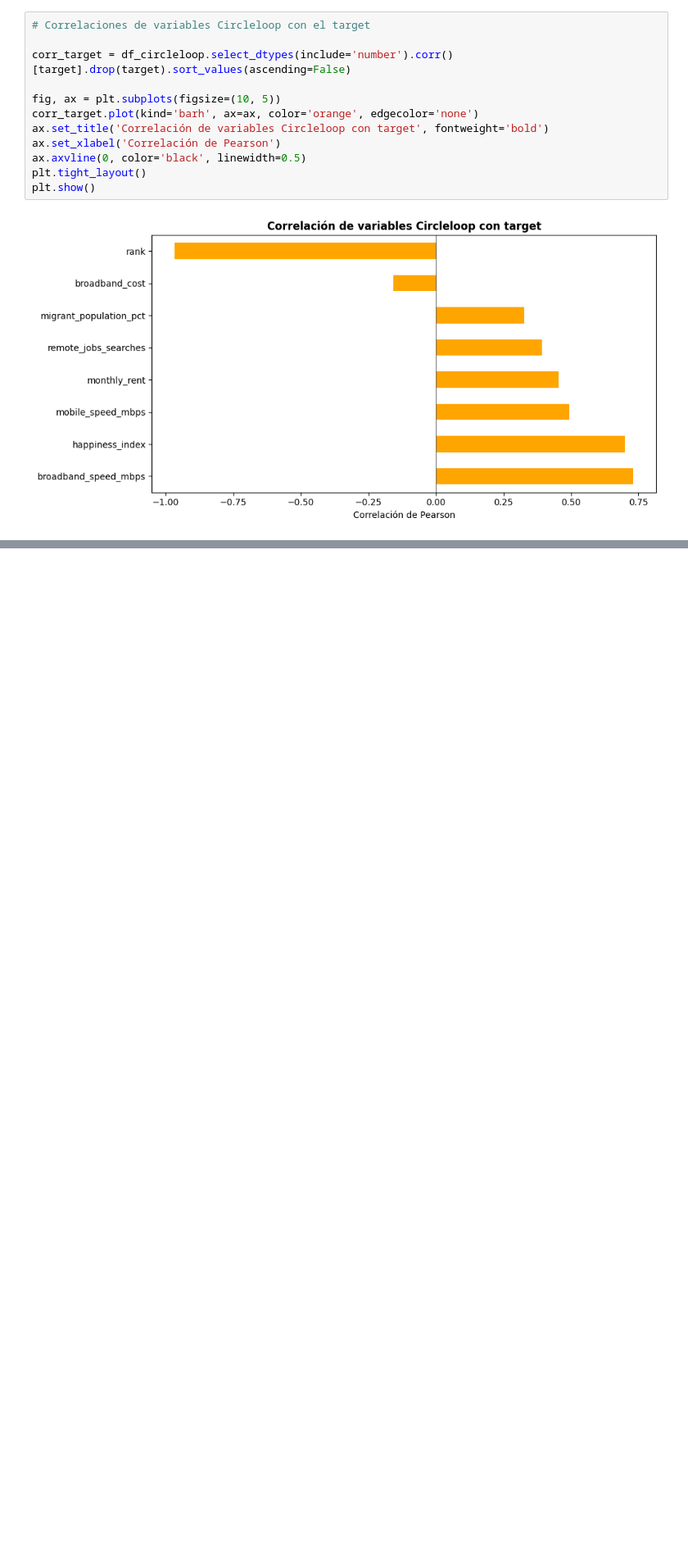
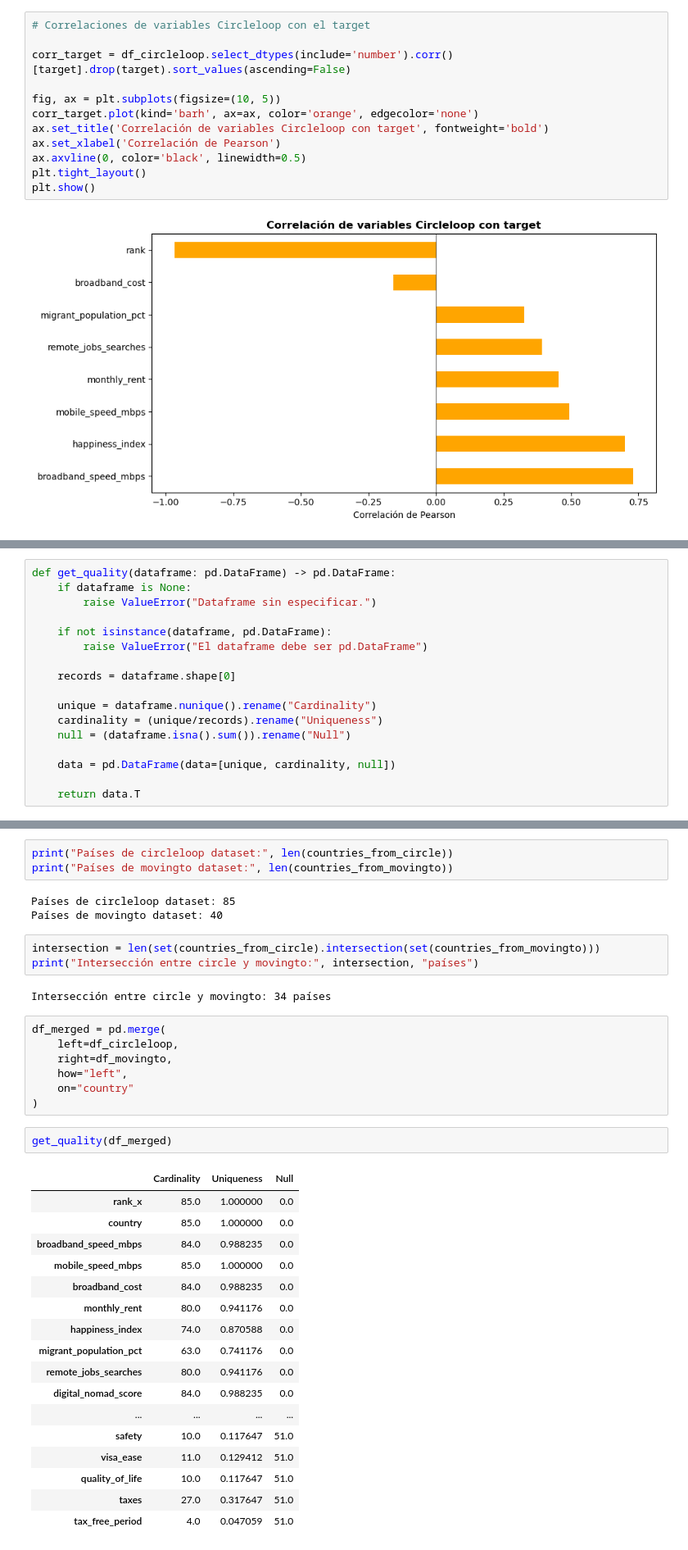
Before and after one commit to danielaaguirrej55-source/Proyecto-ML---Machine-Learning, a Jupyter notebook: src/notebooks/main_juanfcia_models.ipynb, the cells around one changed output, grey strips where cells are left out. Shown at 82% size. Drawn from its saved outputs; the diff is of its cells as text; blank space fills up the shorter version.

```diff
--- a/src/notebooks/main_juanfcia_models.ipynb
+++ b/src/notebooks/main_juanfcia_models.ipynb
@@ -536,0 +541,17 @@ plt.show()
+# %%
+def get_quality(dataframe: pd.DataFrame) -> pd.DataFrame:
+	if dataframe is None:
+		raise ValueError("Dataframe sin especificar.")
+
+	if not isinstance(dataframe, pd.DataFrame):
+		raise ValueError("El dataframe debe ser pd.DataFrame")
+
+	records = dataframe.shape[0]
+
+	unique = dataframe.nunique().rename("Cardinality")
+	cardinality = (unique/records).rename("Uniqueness")
+	null = (dataframe.isna().sum()).rename("Null")
+
+	data = pd.DataFrame(data=[unique, cardinality, null])
+
+	return data.T
@@ -536,0 +561,38 @@ plt.show()
+# %%
+print("Países de circleloop dataset:", len(countries_from_circle))
+print("Países de movingto dataset:", len(countries_from_movingto))
+# %% [output]
+Países de circleloop dataset: 85
+Países de movingto dataset: 40
+# %%
+intersection = len(set(countries_from_circle).intersection(set(countries_from_movingto)))
+print("Intersección entre circle y movingto:", intersection, "países")
+# %% [output]
+Intersección entre circle y movingto: 34 países
+# %%
+df_merged = pd.merge(
+	left=df_circleloop,
+	right=df_movingto,
+	how="left",
+	on="country"
+)
+# %%
+get_quality(df_merged)
+# %% [output]
+|  | Cardinality | Uniqueness | Null |
+| rank_x | 85.0 | 1.000000 | 0.0 |
+| country | 85.0 | 1.000000 | 0.0 |
+| broadband_speed_mbps | 84.0 | 0.988235 | 0.0 |
+| mobile_speed_mbps | 85.0 | 1.000000 | 0.0 |
+| broadband_cost | 84.0 | 0.988235 | 0.0 |
+| monthly_rent | 80.0 | 0.941176 | 0.0 |
+| happiness_index | 74.0 | 0.870588 | 0.0 |
+| migrant_population_pct | 63.0 | 0.741176 | 0.0 |
+| remote_jobs_searches | 80.0 | 0.941176 | 0.0 |
+| digital_nomad_score | 84.0 | 0.988235 | 0.0 |
+| ... | ... | ... | ... |
+| safety | 10.0 | 0.117647 | 51.0 |
+| visa_ease | 11.0 | 0.129412 | 51.0 |
+| quality_of_life | 10.0 | 0.117647 | 51.0 |
+| taxes | 27.0 | 0.317647 | 51.0 |
+| tax_free_period | 4.0 | 0.047059 | 51.0 |
```
Also changed, not shown: parts of 25 cells of this notebook.
